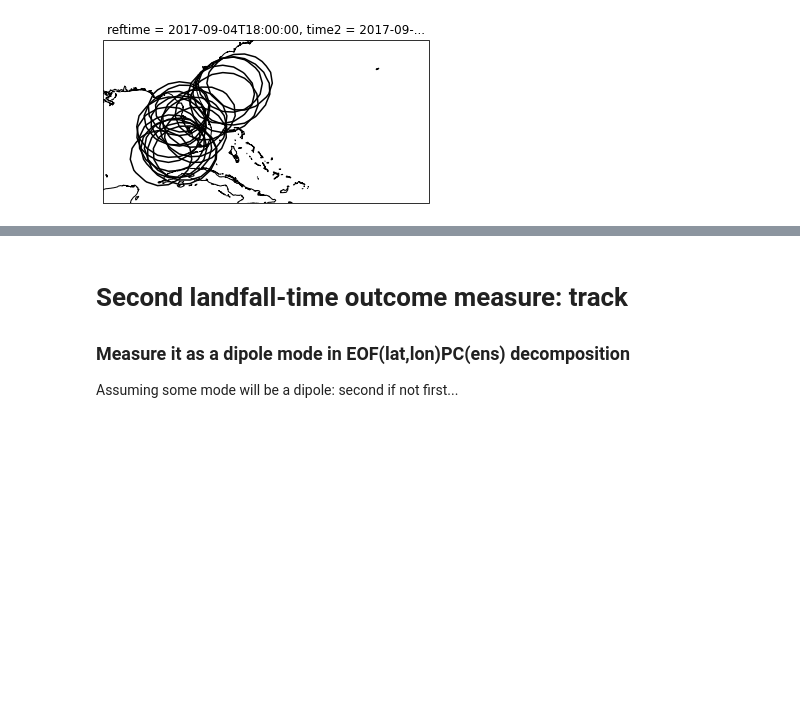
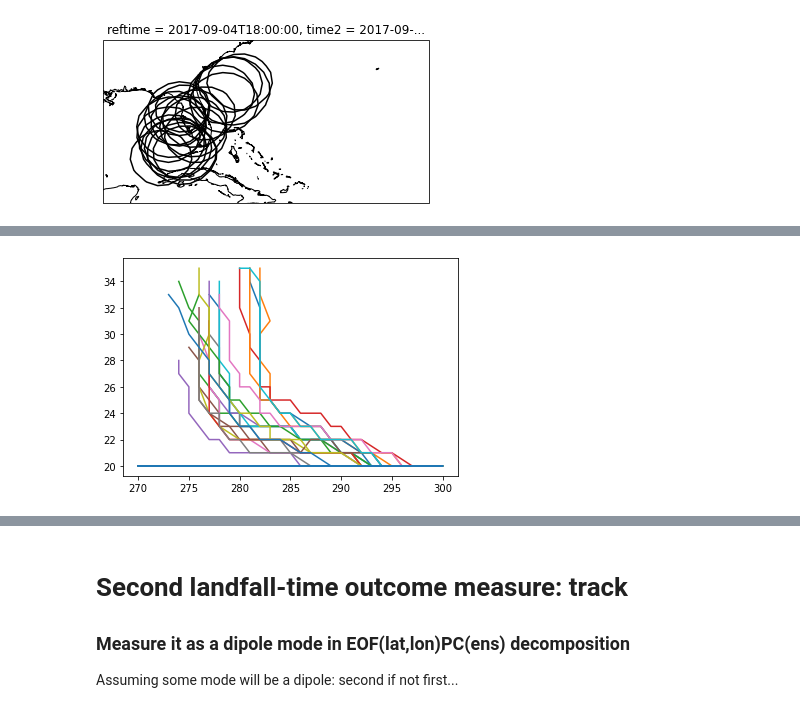
Before and after one commit to MPOcanes/MPO624_2022, a Jupyter notebook: Notebooks/Irma_Ensembles.ipynb, the cells around one changed output, grey strips where cells are left out. Drawn from its saved outputs; the diff is of its cells as text; code cells hidden in the pictures; blank space fills up the shorter version.

```diff
--- a/Notebooks/Irma_Ensembles.ipynb
+++ b/Notebooks/Irma_Ensembles.ipynb
@@ -54,4 +54,5 @@ print('min, max: ', min(SLPmins), max(SLPmins), ' hPa')
 min, max:  946.84875 974.057421875  hPa
 [figure]
 # %%
-minima = roi.Pressure_reduced_to_MSL_msl_ens.argmin(dim=['lat','lon'])
+# TRack the LOCATIONS of SLP minima within the
+argmins = roi.Pressure_reduced_to_MSL_msl_ens.argmin(dim=['lat','lon'])
@@ -118,0 +78,4 @@ Type:      method
+# %%
+tracklons = roi.lon[argmins['lon'] ]
+tracklats = roi.lat[argmins['lat']]
+tracklats
@@ -118,0 +112,6 @@ Type:      method
+# %%
+for iens in range(21):
+    plt.plot(tracklons.sel(ens=iens, time2=slice('2017-09-04','2017-09-12 00:00:00')), \
+             tracklats.sel(ens=iens, time2=slice('2017-09-04','2017-09-12 00:00:00')) )
+# %% [output]
+[figure, added]
```
Also changed, not shown: parts of 7 cells of this notebook.
